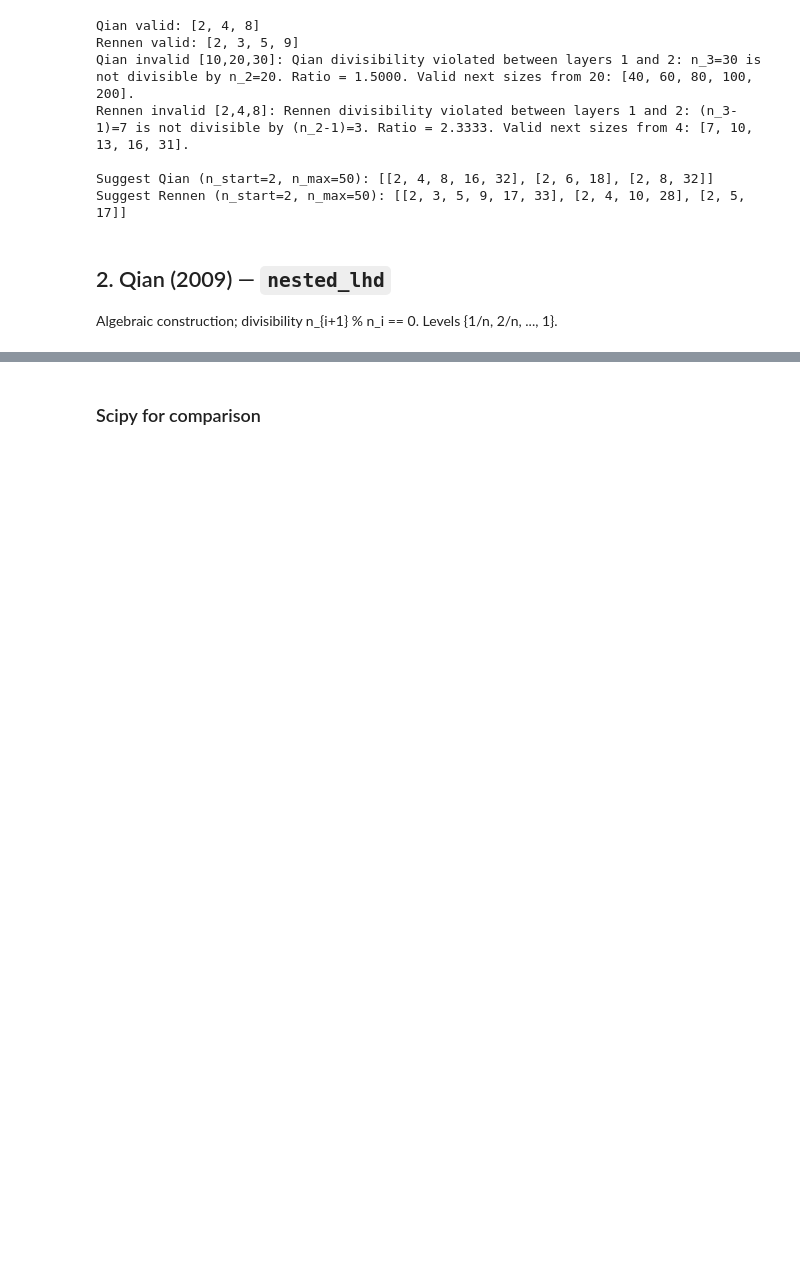
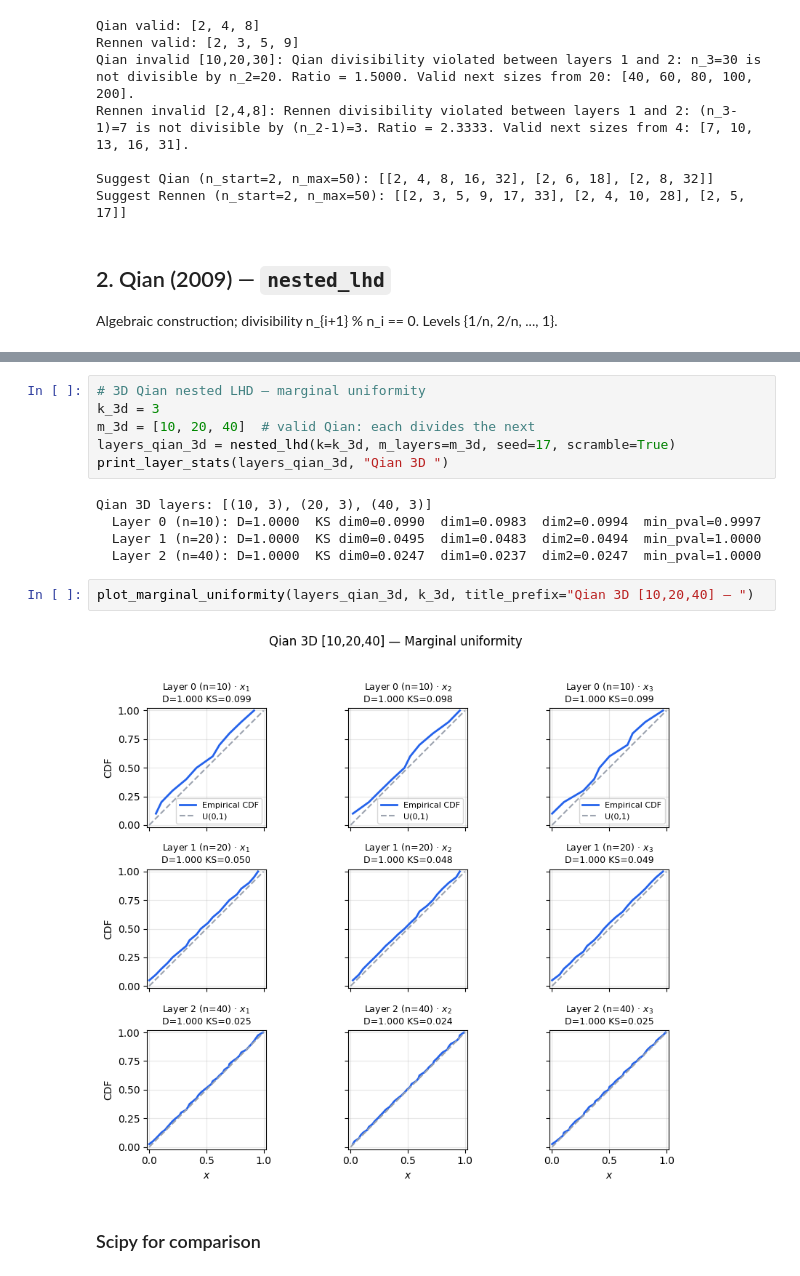
Before and after one commit to kstoreyf/gethypercube, a Jupyter notebook: examples/example_nested.ipynb, the cells around one changed output, grey strips where cells are left out. Cells and saved outputs as stored; diff of their text form; blank space fills up the shorter version.

```diff
--- a/examples/example_nested.ipynb
+++ b/examples/example_nested.ipynb
@@ -199,2 +284,17 @@ plot_marginal_uniformity(layers_qian_small_scrambled, k, title_prefix="Qian scra
+# %%
+# 3D Qian nested LHD — marginal uniformity
+k_3d = 3
+m_3d = [10, 20, 40]  # valid Qian: each divides the next
+layers_qian_3d = nested_lhd(k=k_3d, m_layers=m_3d, seed=17, scramble=True)
+print_layer_stats(layers_qian_3d, "Qian 3D ")
+# %% [output]
+Qian 3D layers: [(10, 3), (20, 3), (40, 3)]
+  Layer 0 (n=10): D=1.0000  KS dim0=0.0990  dim1=0.0983  dim2=0.0994  min_pval=0.9997
+  Layer 1 (n=20): D=1.0000  KS dim0=0.0495  dim1=0.0483  dim2=0.0494  min_pval=1.0000
+  Layer 2 (n=40): D=1.0000  KS dim0=0.0247  dim1=0.0237  dim2=0.0247  min_pval=1.0000
+# %%
+plot_marginal_uniformity(layers_qian_3d, k_3d, title_prefix="Qian 3D [10,20,40] — ")
+# %% [output]
+[figure, added]
 # %% [markdown]
 ### Scipy for comparison
```
Also changed, not shown: parts of 27 cells of this notebook, 4 other files.
